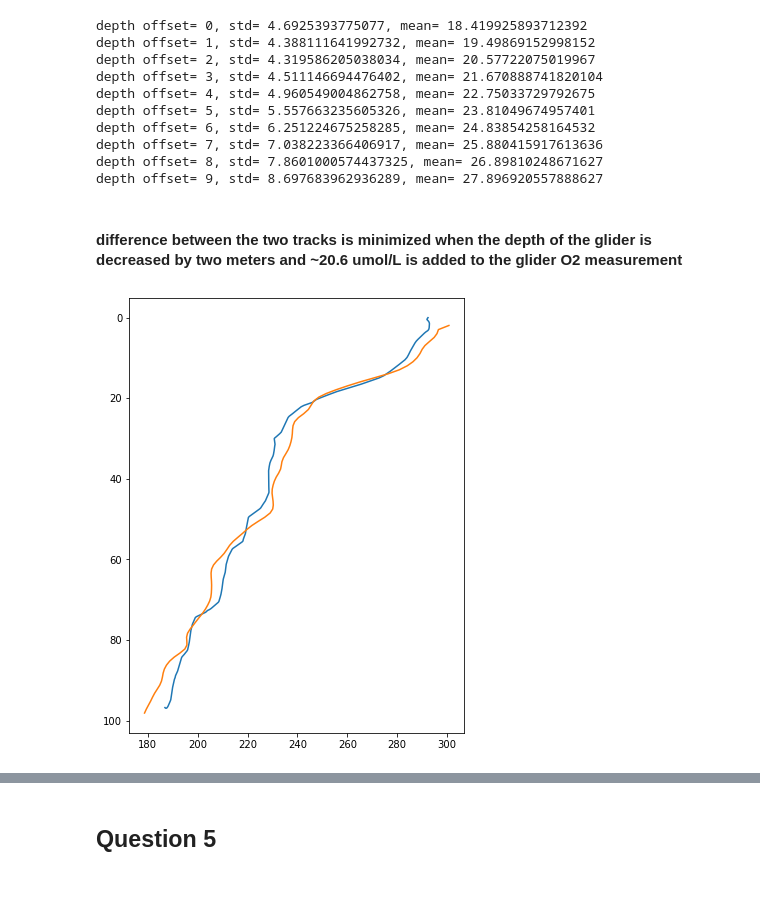
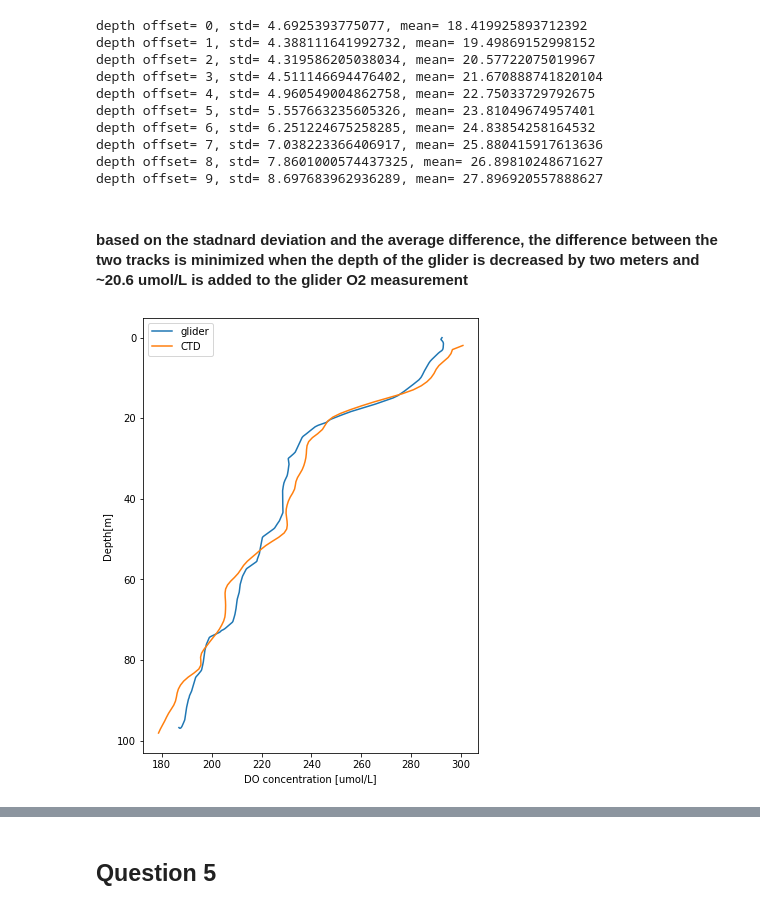
Before and after one commit to rbeutel/PRODIGY, a Jupyter notebook: assignment1.ipynb, the cells around one changed output, grey strips where cells are left out. Drawn from its saved outputs; the diff is of its cells as text; code cells hidden in the pictures.

```diff
--- a/assignment1.ipynb
+++ b/assignment1.ipynb
@@ -266,11 +265,14 @@ depth offset= 7, std= 7.038223366406917, mean= 25.880415917613636
 depth offset= 8, std= 7.8601000574437325, mean= 26.89810248671627
 depth offset= 9, std= 8.697683962936289, mean= 27.896920557888627
 # %% [markdown]
-#### difference between the two tracks is minimized when the depth of the glider is decreased by two meters and  ~20.6 umol/L is added to the glider O2 measurement
+#### based on the stadnard deviation and the average difference, the difference between the two tracks is minimized when the depth of the glider is decreased by two meters and  ~20.6 umol/L is added to the glider O2 measurement
 # %%
 fig, ax = plt.subplots(1,1,figsize=(6,8))
-ax.plot(gliderO2[gliderD-2 > 0]+20.57722075019967, gliderD[gliderD-2 > 0]-2)
-ax.plot(ctd_O2_trim, depth_trim)
+ax.plot(gliderO2[gliderD-2 > 0]+20.57722075019967, gliderD[gliderD-2 > 0]-2, label='glider')
+ax.plot(ctd_O2_trim, depth_trim, label='CTD')
+ax.set_ylabel('Depth[m]')
+ax.set_xlabel('DO concentration [umol/L]')
+ax.legend()
 ax.invert_yaxis()
 # %% [output]
-[figure, old version]
+[figure, new version]
```
Also changed, not shown: parts of 9 cells of this notebook.
